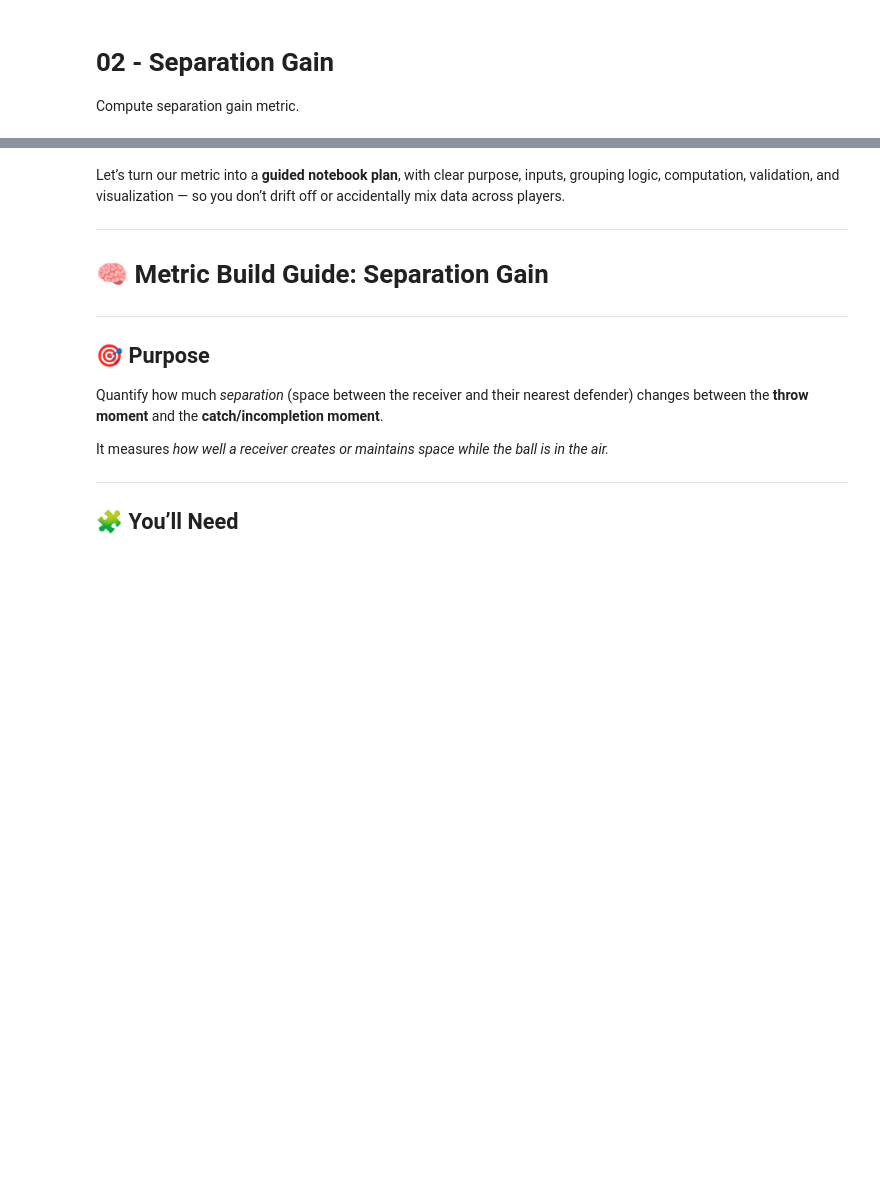
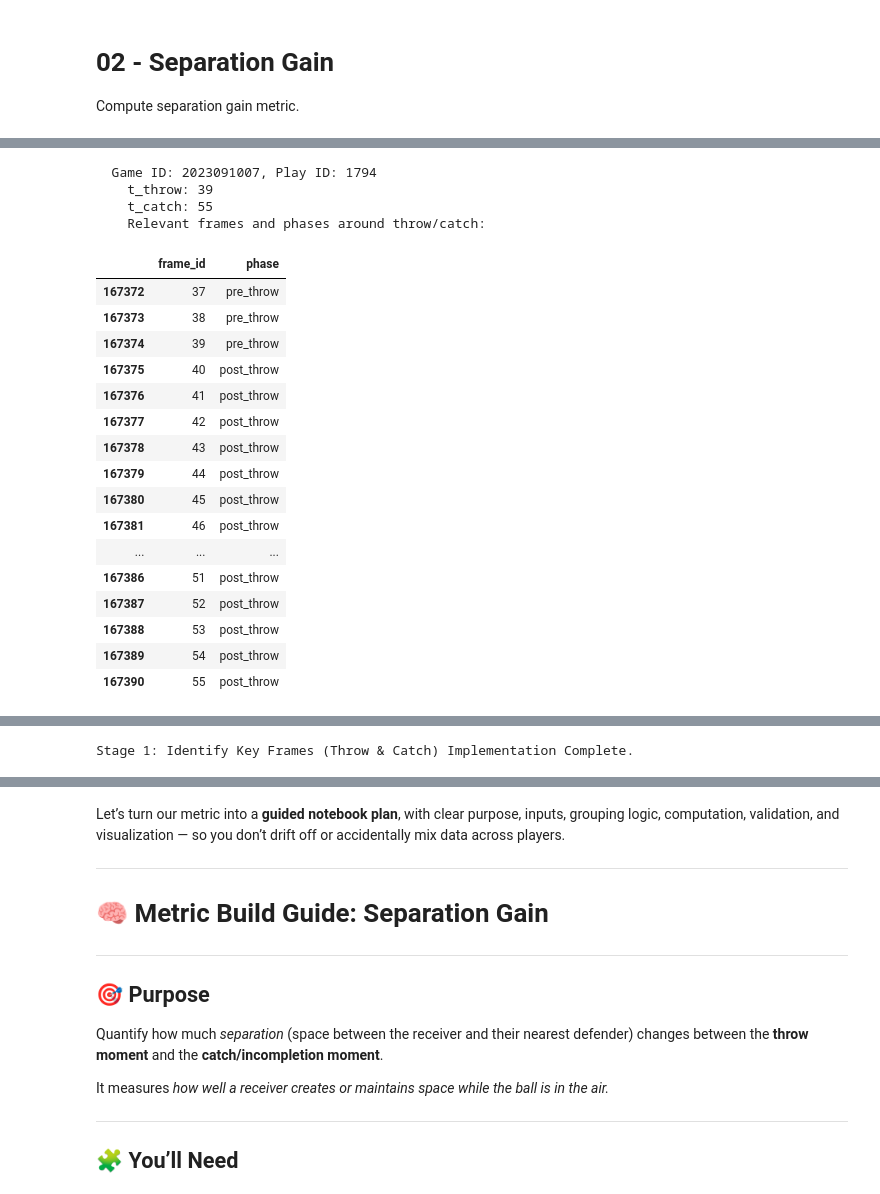
Before and after one commit to muma005/nfl-ball-flight-analysis, a Jupyter notebook: notebooks/02_metric_separation_gain.ipynb, the cells around one changed output, grey strips where cells are left out. Drawn from its saved outputs; the diff is of its cells as text; code cells hidden in the pictures; blank space fills up the shorter version.

```diff
--- a/notebooks/02_metric_separation_gain.ipynb
+++ b/notebooks/02_metric_separation_gain.ipynb
@@ -4,0 +252,58 @@ Compute separation gain metric.
+# %%
+# Stage 1 — Identify key frames (throw & catch)
+
+# Purpose: Define the time window for measuring separation.
+
+# Action:
+# Identify frame ranges per play
+throw_frames = (
+    df_features[df_features['phase'] == 'pre_throw']
+      .groupby(['game_id','play_id'])['frame_id']
+      .max()
+      .reset_index(name='t_throw')
+)
+
+catch_frames = (
+    df_features[df_features['phase'] == 'post_throw']
+      .groupby(['game_id','play_id'])['frame_id']
+      .max()
+      .reset_index(name='t_catch')
+)
+
+key_frames = throw_frames.merge(catch_frames, on=['game_id','play_id'], how='inner')
+
+# Validation:
+# t_catch > t_throw for all plays.
+# Inspect 2–3 plays manually.
+
+print("Stage 1 Validation: key_frames head")
+display(key_frames.head())
+
+# Validation 1: Check t_catch > t_throw for all plays
+invalid_frames = key_frames[key_frames['t_catch'] <= key_frames['t_throw']]
+if not invalid_frames.empty:
+    print("\nWARNING: Found plays where t_catch is not greater than t_throw!")
+    display(invalid_frames)
+else:
+    print("\nValidation 1: All t_catch frames are greater than t_throw frames. ✅")
+
+# Validation 2: Inspect 2-3 plays manually
+print("\nValidation 2: Manually inspecting 3 sample plays (game_id, play_id):")
+sample_plays = key_frames.sample(3, random_state=42)
+for idx, row in sample_plays.iterrows():
+    game_id = row['game_id']
+    play_id = row['play_id']
+    t_throw = row['t_throw']
+    t_catch = row['t_catch']
+
+    print(f"  Game ID: {game_id}, Play ID: {play_id}")
+    print(f"    t_throw: {t_throw}")
+    print(f"    t_catch: {t_catch}")
+    # Display a slice of df_features around these frames to verify phases
+    play_data = df_features[(df_features['game_id'] == game_id) & (df_features['play_id'] == play_id)]
+    relevant_frames = play_data[(play_data['frame_id'] >= t_throw - 2) & (play_data['frame_id'] <= t_catch + 2)][['frame_id', 'phase']].drop_duplicates().sort_values('frame_id')
+    print("    Relevant frames and phases around throw/catch:")
+    display(relevant_frames)
+
+print("\nStage 1: Identify Key Frames (Throw & Catch) Implementation Complete.")
+# %% [output]
@@ -4,0 +336,21 @@ Compute separation gain metric.
+  Game ID: 2023091007, Play ID: 1794
+    t_throw: 39
+    t_catch: 55
+    Relevant frames and phases around throw/catch:
+|  | frame_id | phase |
+| 167372 | 37 | pre_throw |
+| 167373 | 38 | pre_throw |
+| 167374 | 39 | pre_throw |
+| 167375 | 40 | post_throw |
+| 167376 | 41 | post_throw |
+| 167377 | 42 | post_throw |
+| 167378 | 43 | post_throw |
+| 167379 | 44 | post_throw |
+| 167380 | 45 | post_throw |
+| 167381 | 46 | post_throw |
+| ... | ... | ... |
+| 167386 | 51 | post_throw |
+| 167387 | 52 | post_throw |
+| 167388 | 53 | post_throw |
+| 167389 | 54 | post_throw |
+| 167390 | 55 | post_throw |
@@ -4,0 +374 @@ Compute separation gain metric.
+Stage 1: Identify Key Frames (Throw & Catch) Implementation Complete.
```
Also changed, not shown: parts of 41 cells of this notebook.
